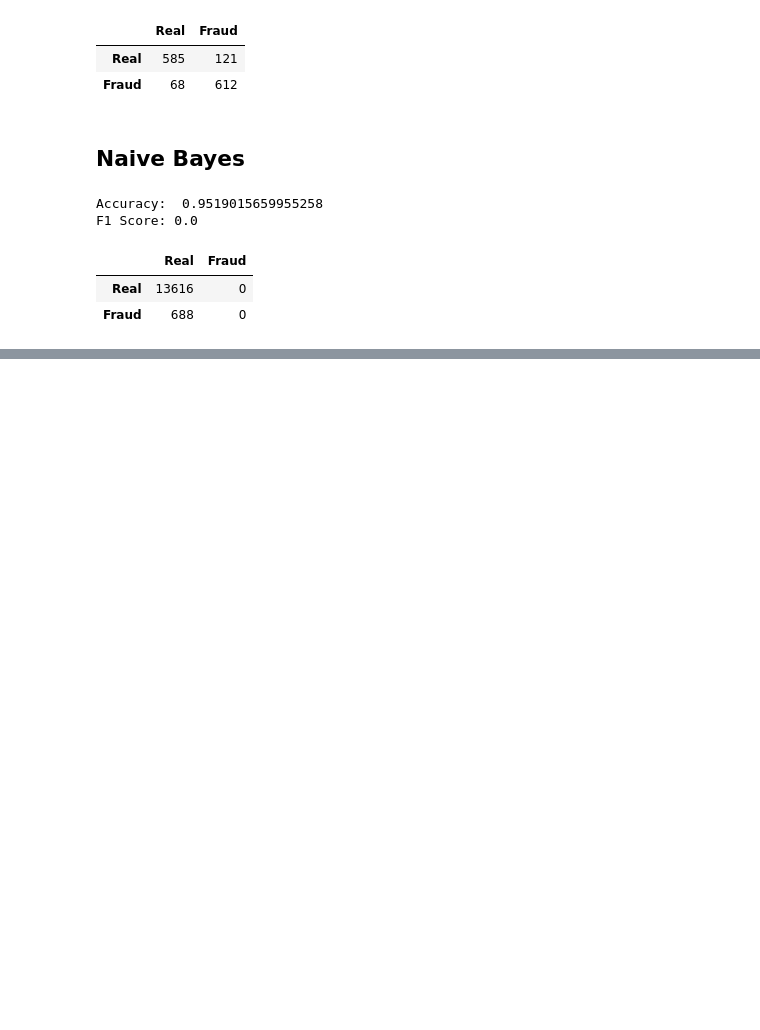
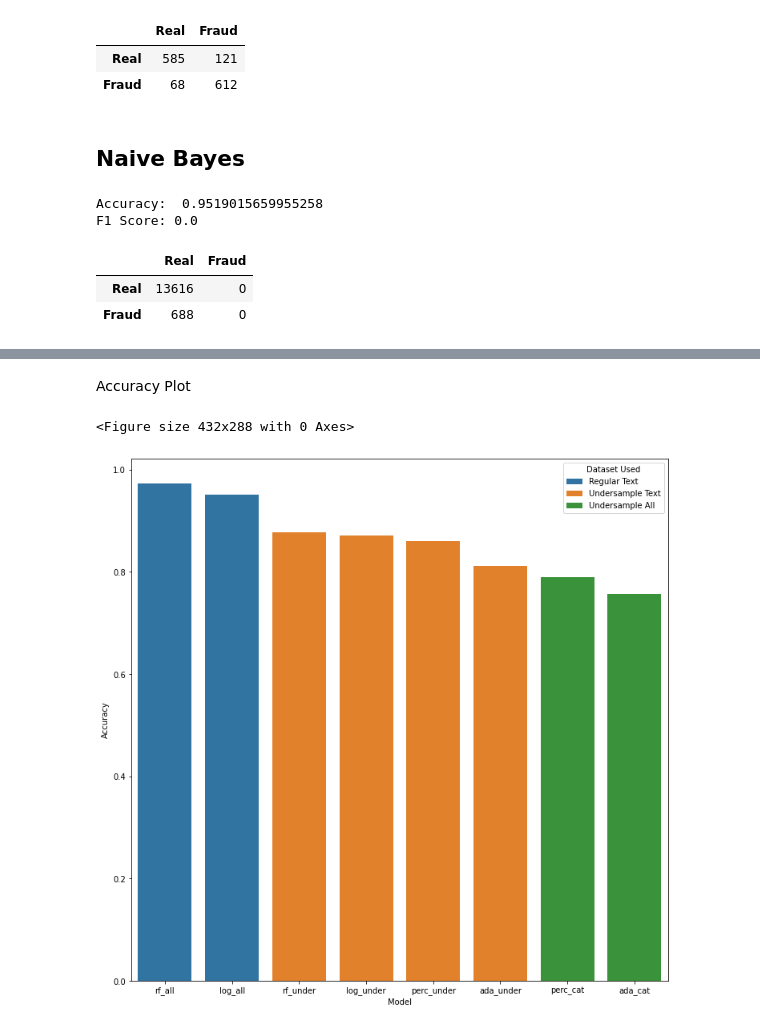
Before and after one commit to hunterblum/Job-Fraud-Detection, a Jupyter notebook: Group2_ML_Final.ipynb, the cells around one changed output, grey strips where cells are left out. Drawn from its saved outputs; the diff is of its cells as text; code cells hidden in the pictures; blank space fills up the shorter version.

Commit message:
Results graphs

```diff
--- a/Group2_ML_Final.ipynb
+++ b/Group2_ML_Final.ipynb
@@ -999,7 +1165,10 @@ y_pred = forest.predict(X_test)
 # %% [markdown]
 Metrics
 # %%
-print("Accuracy: ", accuracy_score(y_test, y_pred),
-      "\nF1 Score:", f1_score(y_test, y_pred),
+rf_under_acc = accuracy_score(y_test, y_pred)
+rf_under_f1 = f1_score(y_test, y_pred)
+
+print("Accuracy: ", rf_under_acc,
+      "\nF1 Score:", rf_under_f1,
       )
 # %% [output]
@@ -1067,10 +1236,13 @@ Traceback (most recent call last):
 # %% [markdown]
 Metrics
 # %%
-log_tuned = LogisticRegression(C = 0.1, penalty = 'l1')
+log_tuned = LogisticRegression(C = 0.1, penalty = 'l1', solver='saga')
 log_tuned.fit(X_train, y_train)
 y_pred = log_tuned.predict(X_test)
-print("Accuracy: ", accuracy_score(y_test, y_pred),
-      "\nF1 Score:", f1_score(y_test, y_pred),
+
+log_all_acc = accuracy_score(y_test, y_pred)
+log_all_f1 = f1_score(y_test, y_pred)
+print("Accuracy: ", log_all_acc,
+      "\nF1 Score:", log_all_f1,
       )
 # %% [output]
@@ -1119,9 +1291,12 @@ Fitting 5 folds for each of 15 candidates, totalling 75 fits
 # %% [markdown]
 Metrics
 # %%
-log_tuned = LogisticRegression(C = 0.1, penalty = 'none')
+log_tuned = LogisticRegression(C = 0.1, penalty = 'none', solver = 'saga')
 log_tuned.fit(X_train, y_train)
 y_pred = log_tuned.predict(X_test)
+
+log_under_acc = accuracy_score(y_test, y_pred)
+log_under_f1 = accuracy_score(y_test, y_pred)
 print("Accuracy: ", accuracy_score(y_test, y_pred),
       "\nF1 Score:", f1_score(y_test, y_pred),
       )
@@ -1159,0 +1339,10 @@ pd.DataFrame(NB_cm,index=text_labels,columns=text_labels)
+# %%
+Models = ["perc_under", "perc_cat", "ada_under", "ada_cat", "rf_all", "rf_under", "log_all", "log_under"]
+Accuracy = [perc_under_corp_acc, perc_cat_corp_acc, ada_all_corpus_acc, ada_cat_corpus_acc, rf_all_acc, rf_under_acc, log_all_acc, log_under_acc]
+F1 = [perc_under_corp_f1, perc_cat_corp_f1, ada_all_corpus_f1, ada_cat_corpus_f1, rf_all_f1, rf_under_f1, log_all_f1, log_under_f1]
+Dataset = ['Undersample Text', 'Undersample All', 'Undersample Text', 'Undersample All', 'Regular Text', 'Undersample Text', 'Regular Text', 'Undersample Text']
+
+Results = pd.DataFrame(list(zip(Models, Accuracy, F1, Dataset)),
+                       columns=['Model', 'Accuracy', 'F1 Score', 'Dataset Used'])
+
+Results
@@ -1159,0 +1392,11 @@ pd.DataFrame(NB_cm,index=text_labels,columns=text_labels)
+# %% [markdown]
+Accuracy Plot
+# %%
+Results_acc = Results.sort_values(by=['Accuracy'], ascending=False)
+plt.clf()
+plt.figure(figsize=[12,12])
+sns.barplot(x = 'Model', y = 'Accuracy', hue = 'Dataset Used', data = Results_acc, dodge=False)
+plt.show()
+# %% [output]
+<Figure size 432x288 with 0 Axes>
+[figure, added]
```
Also changed, not shown: parts of 42 cells of this notebook.
